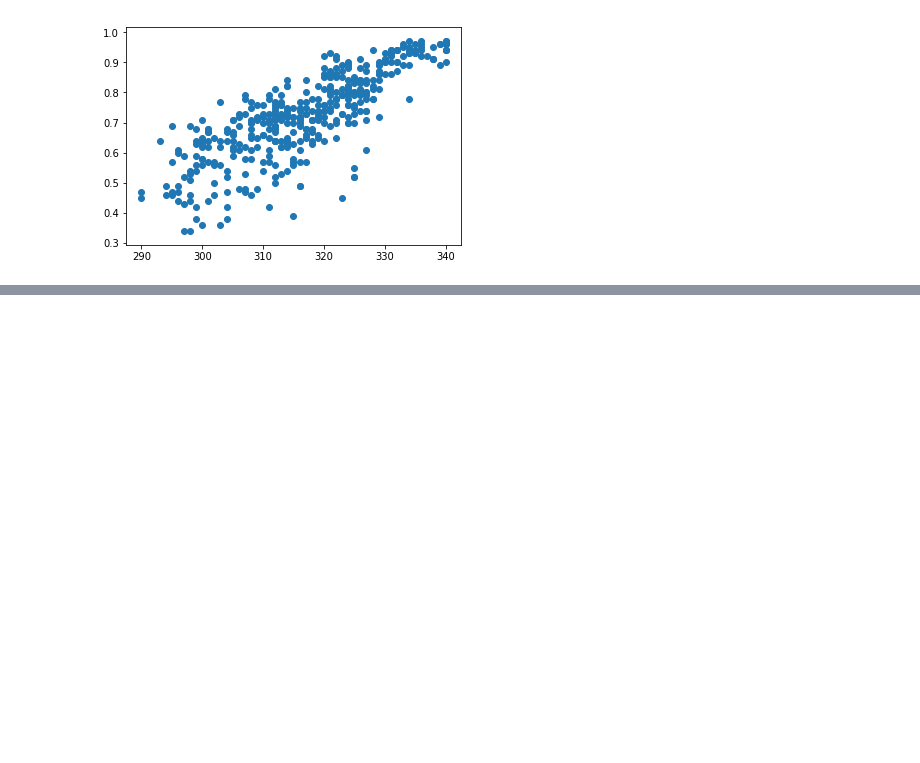
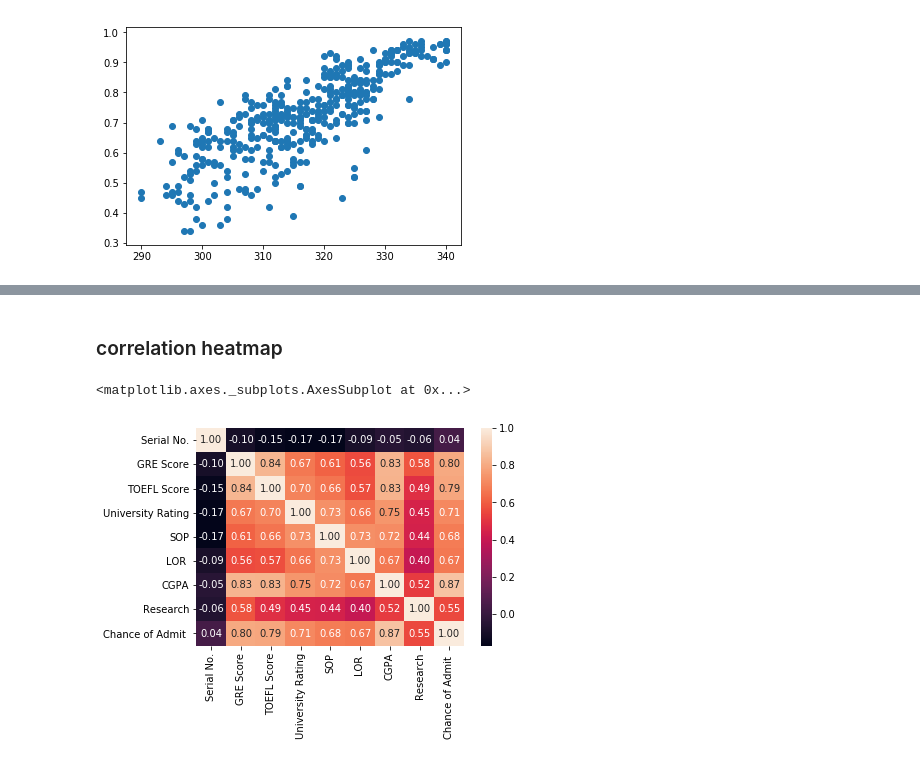
Before and after one commit to bansaliti048/Graduate-Admission-Analysis, a Jupyter notebook: gradAdmits.ipynb, the cells around one changed output, grey strips where cells are left out. Cells and saved outputs as stored; diff of their text form; code cells hidden in the pictures; blank space fills up the shorter version.

```diff
--- a/gradAdmits.ipynb
+++ b/gradAdmits.ipynb
@@ -91,0 +101,7 @@ plt.scatter(admission['GRE Score'].values, admission['Chance of Admit '].values)
+# %% [markdown]
+### correlation heatmap
+# %%
+sns.heatmap(admission.corr(),annot=True,fmt= '.2f')
+# %% [output]
+<matplotlib.axes._subplots.AxesSubplot at 0x...>
+[figure, added]
```
Also changed, not shown: parts of 3 cells of this notebook.
